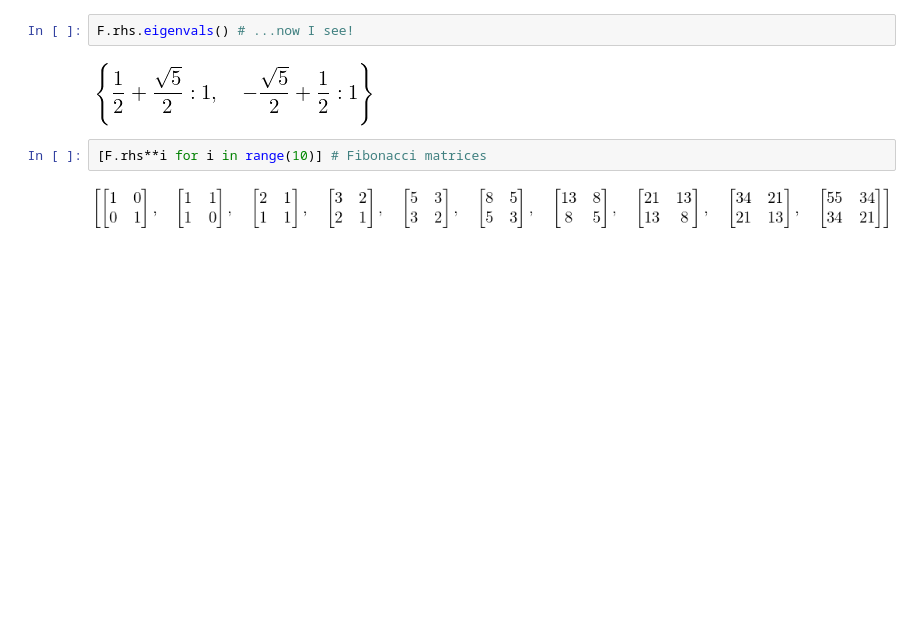
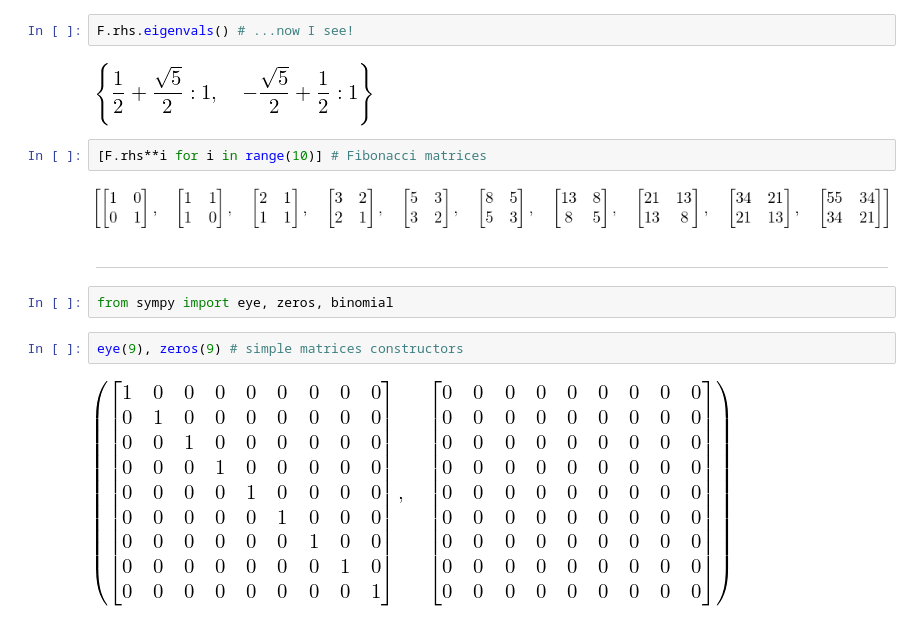
Before and after one commit to massimo-nocentini/pacc, a Jupyter notebook: paa-course/another-introduction-to-sympy.ipynb, the cells around one changed output. Cells and saved outputs as stored; diff of their text form; blank space fills up the shorter version.

```diff
--- a/paa-course/another-introduction-to-sympy.ipynb
+++ b/paa-course/another-introduction-to-sympy.ipynb
@@ -235,3 +265,11 @@ F.rhs.eigenvals() # ...now I see!
 [F.rhs**i for i in range(10)] # Fibonacci matrices
 # %% [output]
 [figure]
+# %% [markdown]
+---
+# %%
+from sympy import eye, zeros, binomial
+# %%
+eye(9), zeros(9) # simple matrices constructors
+# %% [output]
+[figure, added]
```
Also changed, not shown: parts of 19 cells of this notebook, 2 other files.
